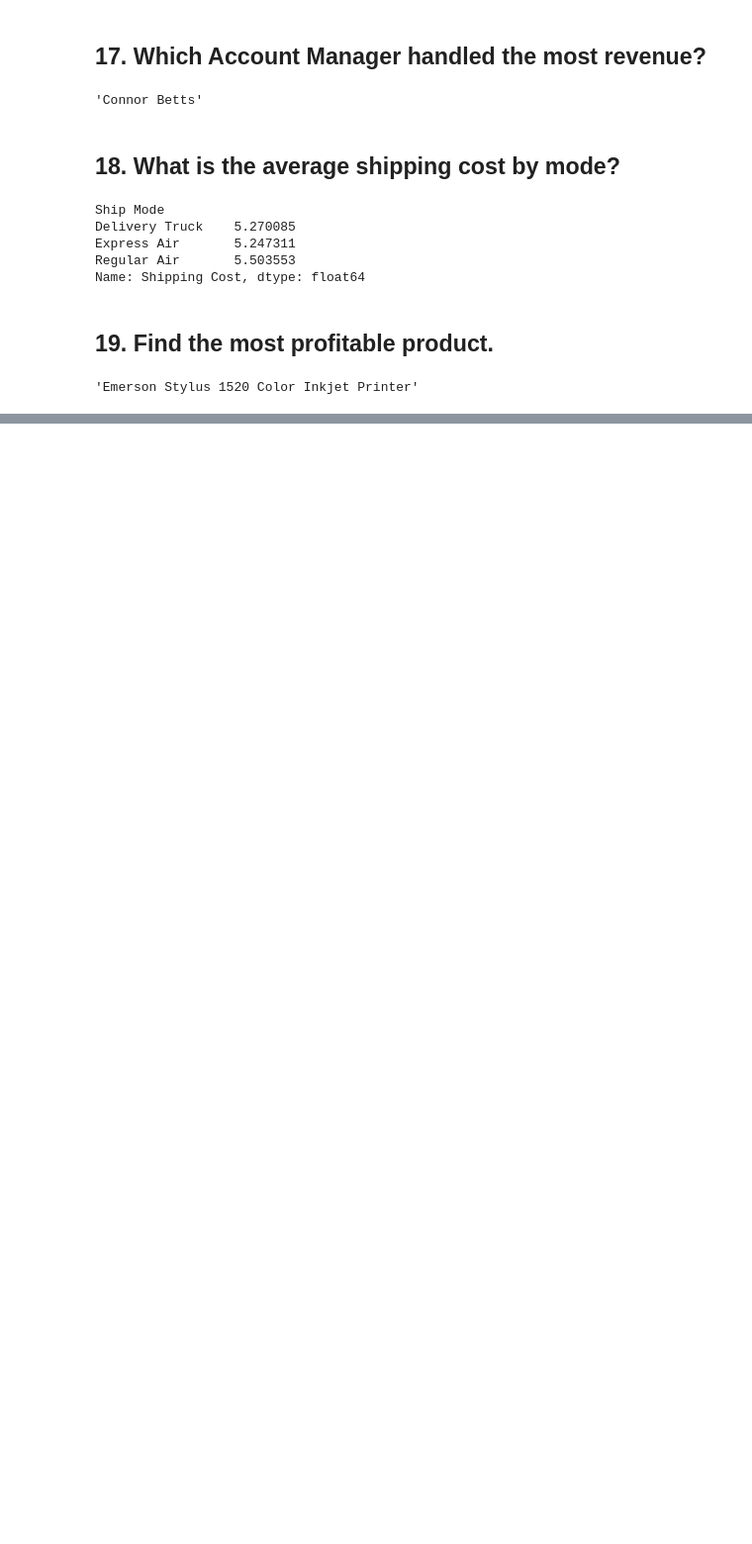
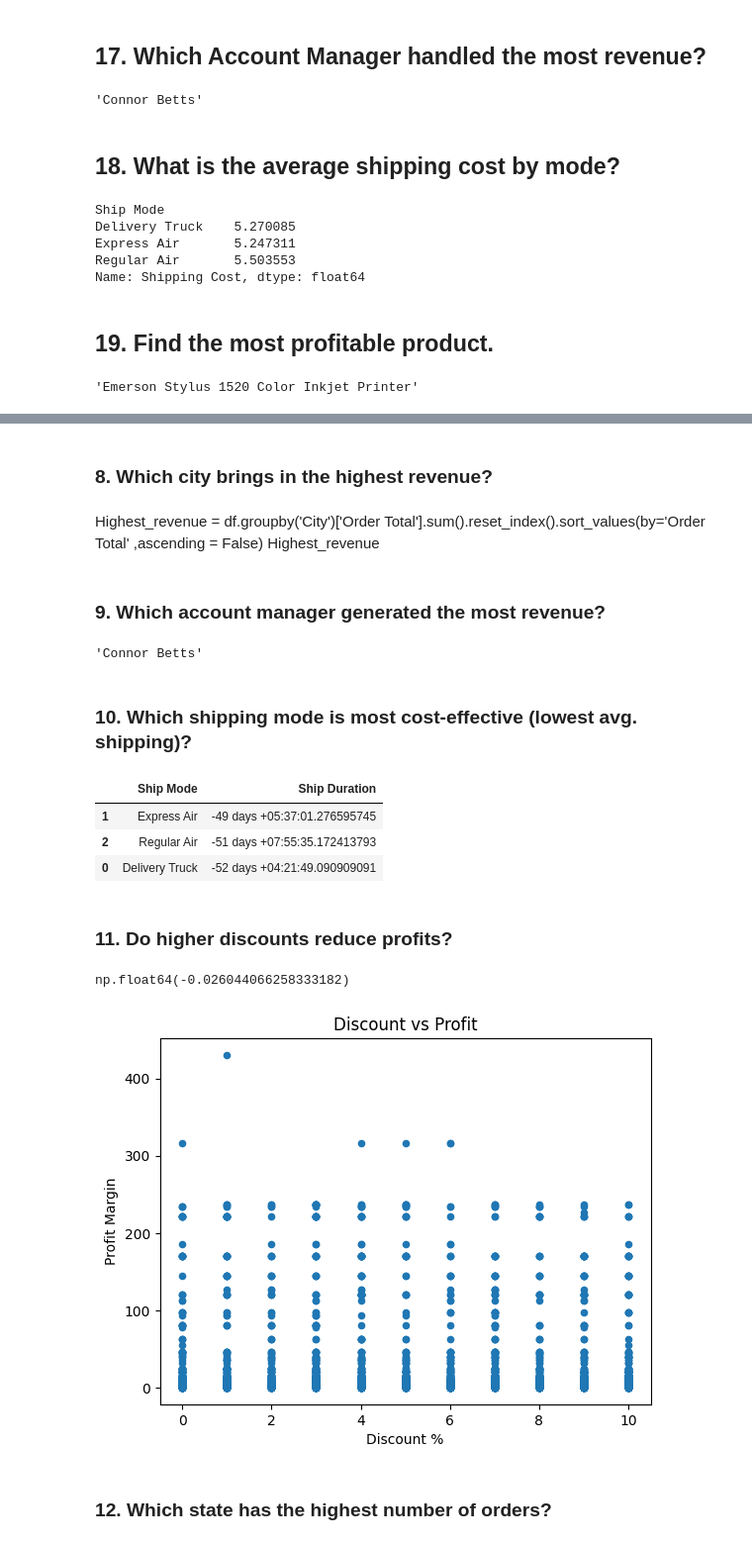
Before and after one commit to navedulhasan005/pandas_assesment, a Jupyter notebook: Retail_Sales_Analysis.ipynb, the cells around one changed output, grey strips where cells are left out. Shown at 99% size. Drawn from its saved outputs; the diff is of its cells as text; code cells hidden in the pictures; blank space fills up the shorter version.

```diff
--- a/Retail_Sales_Analysis.ipynb
+++ b/Retail_Sales_Analysis.ipynb
@@ -415,0 +483,34 @@ Most_profitable.idxmax()
+# %% [markdown]
+### 8. Which city brings in the highest revenue?
+# %% [markdown]
+Highest_revenue = df.groupby('City')['Order Total'].sum().reset_index().sort_values(by='Order Total' ,ascending = False)
+Highest_revenue
+# %% [markdown]
+### 9. Which account manager generated the most revenue?
+# %%
+df.groupby('Account Manager')['Order Total'].sum().idxmax()
+# %% [output]
+'Connor Betts'
+# %% [markdown]
+### 10. Which shipping mode is most cost-effective (lowest avg. shipping)?
+# %%
+df.groupby('Ship Mode')['Ship Duration'].mean().reset_index().sort_values(by='Ship Duration' ,ascending = False)
+# %% [output]
+|  | Ship Mode | Ship Duration |
+| 1 | Express Air | -49 days +05:37:01.276595745 |
+| 2 | Regular Air | -51 days +07:55:35.172413793 |
+| 0 | Delivery Truck | -52 days +04:21:49.090909091 |
+# %% [markdown]
+### 11. Do higher discounts reduce profits?
+# %%
+df['Discount %'].corr(df['Profit Margin'])
+# %% [output]
+np.float64(-0.026044066258333182)
+# %%
+df.plot.scatter(x='Discount %', y='Profit Margin')
+plt.title('Discount vs Profit')
+plt.show()
+# %% [output]
+[figure, added]
+# %% [markdown]
+### 12. Which state has the highest number of orders?
```
Also changed, not shown: parts of 30 cells of this notebook.
